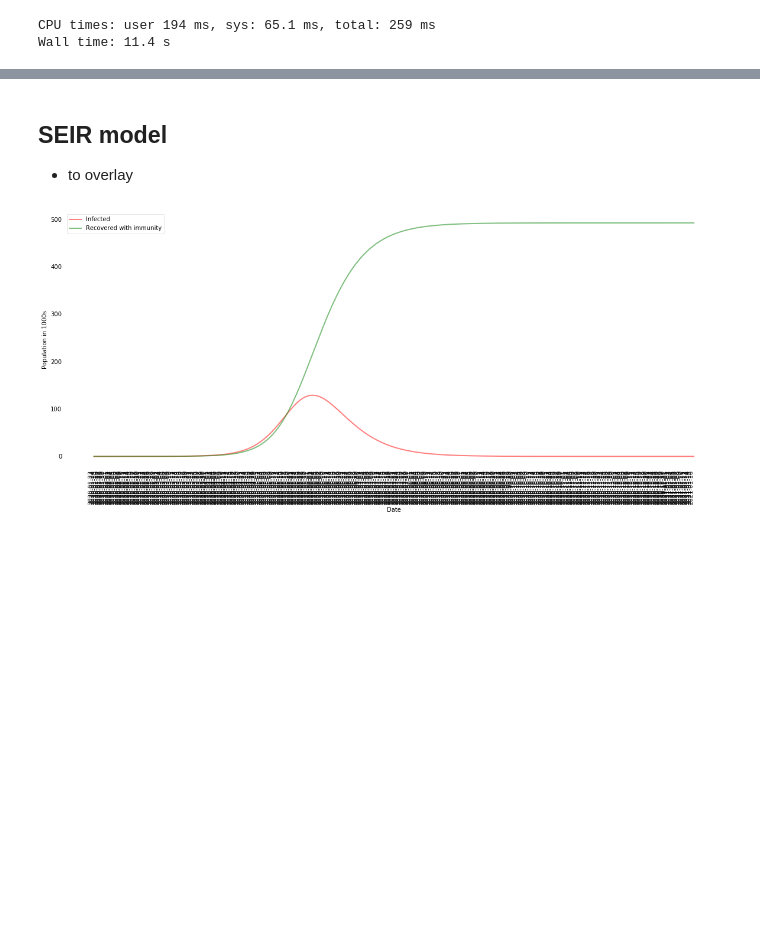
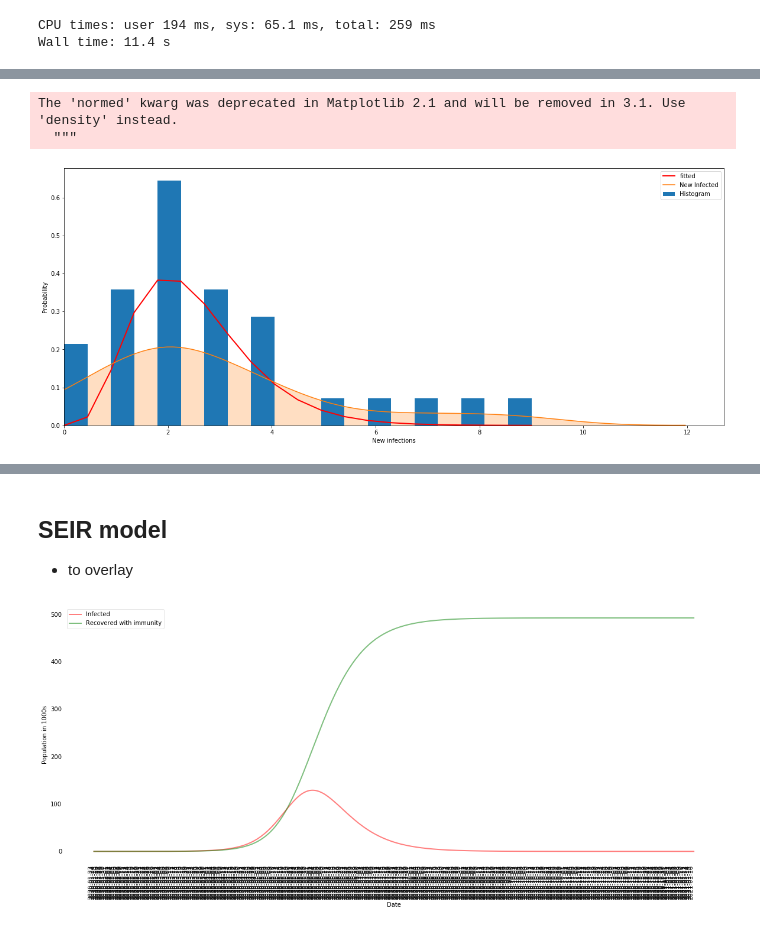
Before and after one commit to leebond/sgwuhan-network, a Jupyter notebook: covid19-simulation-sg.ipynb, the cells around one changed output, grey strips where cells are left out. Drawn from its saved outputs; the diff is of its cells as text; code cells hidden in the pictures; blank space fills up the shorter version.

```diff
--- a/covid19-simulation-sg.ipynb
+++ b/covid19-simulation-sg.ipynb
@@ -39,0 +69,17 @@ plt.show()
+# %%
+shape, scale = 5, 0.5 # manual
+import scipy.special as sps
+fig = plt.figure(figsize=(20,8))
+
+count, gbins, ignored = plt.hist(total['New Infected'], bins=20, normed=True, label='Histogram')
+y = gbins**(shape-1)*(np.exp(-gbins/scale) /(sps.gamma(shape)*scale**shape))
+plt.plot(gbins, y, linewidth=2, color='r', label='fitted')
+sb.kdeplot(total['New Infected'], shade=True).set(xlim=(0), label='KDE plot')
+
+plt.ylabel("Probability")
+plt.xlabel("New infections")
+plt.show()
+# %% [output]
+The 'normed' kwarg was deprecated in Matplotlib 2.1 and will be removed in 3.1. Use 'density' instead.
+  """
+[figure, added]
```
Also changed, not shown: parts of 8 cells of this notebook, 1 other file.
